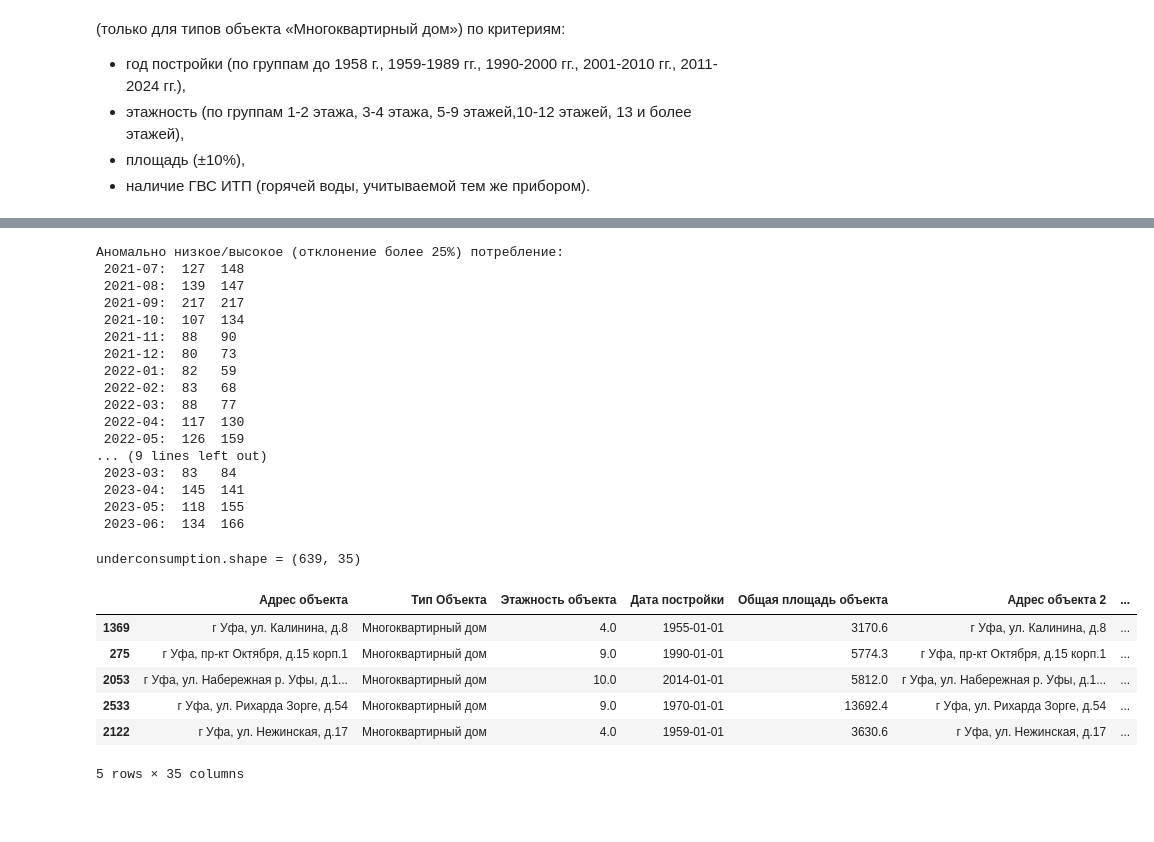
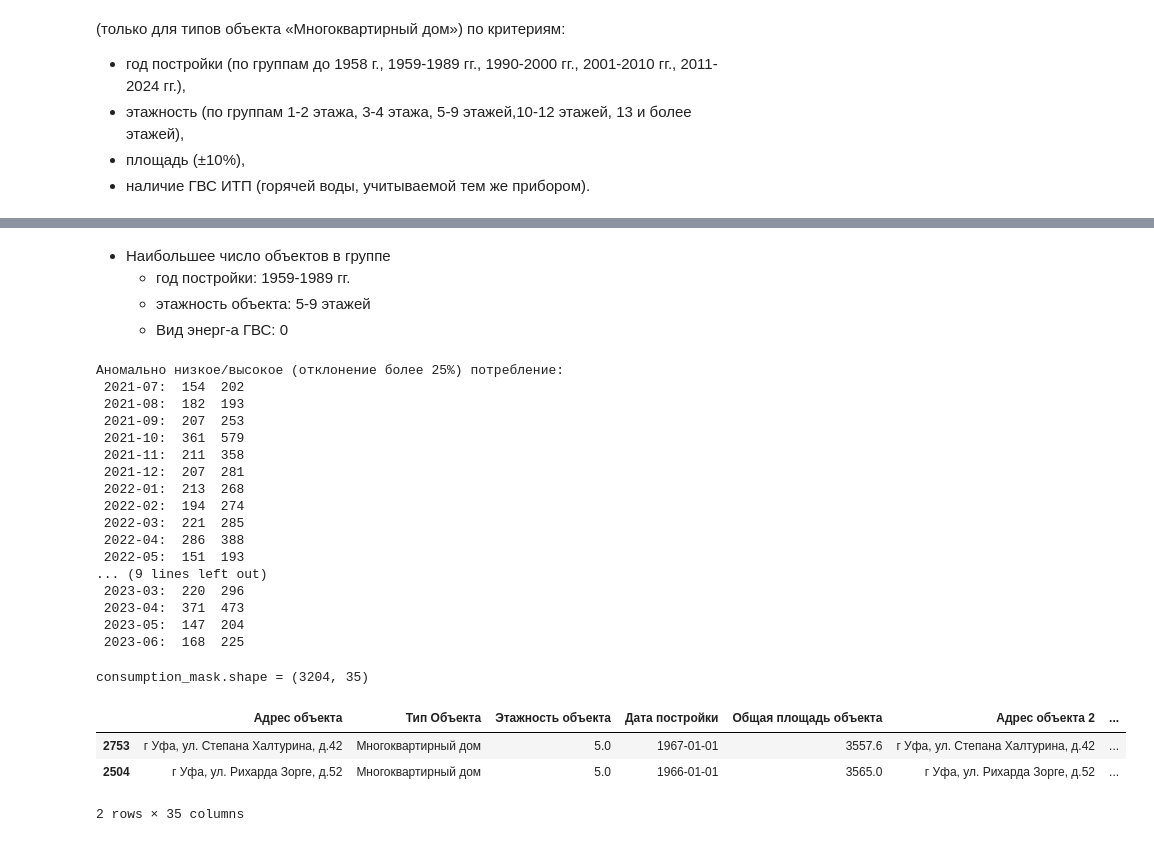
Before and after one commit to YaninaK/anomaly-detection, a Jupyter notebook: notebooks/02_Anomalies_1_2_4.ipynb, the cells around one changed output, grey strips where cells are left out. Saved outputs shown, nothing was run; the diff lists cells and outputs as text; code cells hidden in the pictures; blank space fills up the shorter version.

```diff
--- a/notebooks/02_Anomalies_1_2_4.ipynb
+++ b/notebooks/02_Anomalies_1_2_4.ipynb
@@ -276,42 +299,45 @@ dropped
+# %% [markdown]
+* Наибольшее число объектов в группе
+  * год постройки: 1959-1989 гг.
+  * этажность объекта: 5-9 этажей
+  * Вид энерг-а ГВС: 0
 # %%
-save=True
-
+save=False
 n_periods = 24
 threshold = 0.25
 
-under_medians, over_medians, underconsumption, overconsumption = (
-    get_outlers(df_grouped, threshold=threshold, n_periods=n_periods,  save=save, path=PATH)
+outliers_addr, consumption_mask = get_outlers(
+    df_grouped, threshold=threshold, n_periods=n_periods,  save=save, path=PATH
 )
 print(f"Aномально низкое/высокое (отклонение более {threshold:.0%}) потребление:")
-for period in under_medians:
-  print(f"{period: %Y-%m}:  {len(under_medians[period])}\t{len(over_medians[period])}")
+for period in outliers_addr:
+  n_underconsumption_addr = len(outliers_addr[period]["underconsumption"])
+  n_overconsumption_addr = len(outliers_addr[period]["overconsumption"])
+  print(f"{period: %Y-%m}:  {n_underconsumption_addr}\t{n_overconsumption_addr}")
 # %% [output]
 Aномально низкое/высокое (отклонение более 25%) потребление:
- 2021-07:  127  148
- 2021-08:  139  147
- 2021-09:  217  217
- 2021-10:  107  134
- 2021-11:  88   90
- 2021-12:  80   73
- 2022-01:  82   59
- 2022-02:  83   68
- 2022-03:  88   77
- 2022-04:  117  130
- 2022-05:  126  159
+ 2021-07:  154  202
+ 2021-08:  182  193
+ 2021-09:  207  253
+ 2021-10:  361  579
+ 2021-11:  211  358
+ 2021-12:  207  281
+ 2022-01:  213  268
+ 2022-02:  194  274
+ 2022-03:  221  285
+ 2022-04:  286  388
+ 2022-05:  151  193
 ... (9 lines left out)
- 2023-03:  83   84
- 2023-04:  145  141
- 2023-05:  118  155
- 2023-06:  134  166
+ 2023-03:  220  296
+ 2023-04:  371  473
+ 2023-05:  147  204
+ 2023-06:  168  225
 # %%
-print(f"underconsumption.shape = {underconsumption.shape}\n")
-underconsumption.sample(5)
+print(f"consumption_mask.shape = {consumption_mask.shape}\n")
+consumption_mask.sample(2)
 # %% [output]
-underconsumption.shape = (639, 35)
+consumption_mask.shape = (3204, 35)
 |  | Адрес объекта | Тип Объекта | Этажность объекта | Дата постройки | Общая площадь объекта | Адрес объекта 2 | ... |
-| 1369 | г Уфа, ул. Калинина, д.8 | Многоквартирный дом | 4.0 | 1955-01-01 | 3170.6 | г Уфа, ул. Калинина, д.8 | ... |
-| 275 | г Уфа, пр-кт Октября, д.15 корп.1 | Многоквартирный дом | 9.0 | 1990-01-01 | 5774.3 | г Уфа, пр-кт Октября, д.15 корп.1 | ... |
-| 2053 | г Уфа, ул. Набережная р. Уфы, д.1... | Многоквартирный дом | 10.0 | 2014-01-01 | 5812.0 | г Уфа, ул. Набережная р. Уфы, д.1... | ... |
-| 2533 | г Уфа, ул. Рихарда Зорге, д.54 | Многоквартирный дом | 9.0 | 1970-01-01 | 13692.4 | г Уфа, ул. Рихарда Зорге, д.54 | ... |
-| 2122 | г Уфа, ул. Нежинская, д.17 | Многоквартирный дом | 4.0 | 1959-01-01 | 3630.6 | г Уфа, ул. Нежинская, д.17 | ... |
+| 2753 | г Уфа, ул. Степана Халтурина, д.42 | Многоквартирный дом | 5.0 | 1967-01-01 | 3557.6 | г Уфа, ул. Степана Халтурина, д.42 | ... |
+| 2504 | г Уфа, ул. Рихарда Зорге, д.52 | Многоквартирный дом | 5.0 | 1966-01-01 | 3565.0 | г Уфа, ул. Рихарда Зорге, д.52 | ... |
-5 rows × 35 columns
+2 rows × 35 columns
```
Also changed, not shown: parts of 16 cells of this notebook.
